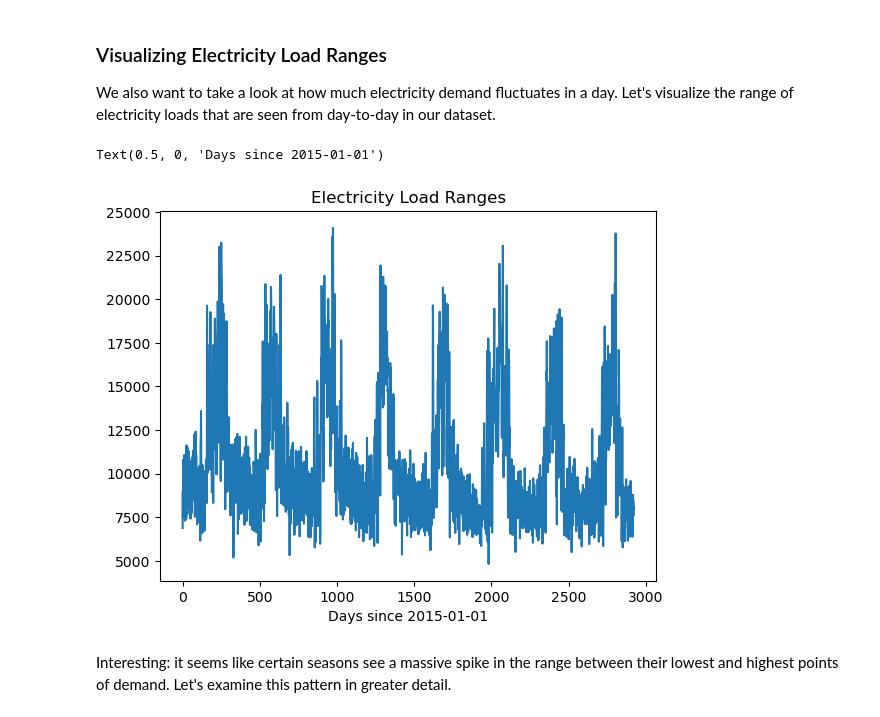
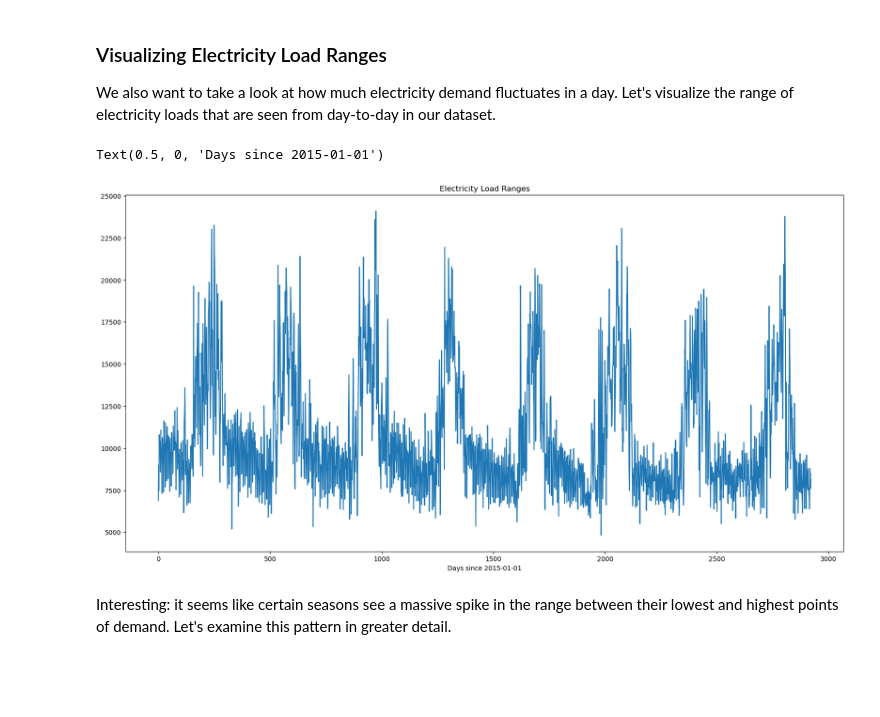
Before and after one commit to abosneaga/renewable_power, a Jupyter notebook: EDA/CAISO_EDA.ipynb, the cells around one changed output. Saved outputs shown, nothing was run; the diff lists cells and outputs as text; code cells hidden in the pictures; blank space fills up the shorter version.

```diff
--- a/EDA/CAISO_EDA.ipynb
+++ b/EDA/CAISO_EDA.ipynb
@@ -255,13 +255,13 @@ We also want to take a look at how much electricity demand fluctuates in a day.
 # %%
 maxes = data.groupby('days_transpired')['load_MW'].max()
 mins = data.groupby('days_transpired')['load_MW'].min()
-
+plt.figure(figsize=(20, 10))
 plt.plot(maxes.index, maxes - mins)
 plt.title("Electricity Load Ranges")
 plt.xlabel("Days since 2015-01-01")
 # %% [output]
 Text(0.5, 0, 'Days since 2015-01-01')
-[figure, old version]
+[figure, new version]
 # %% [markdown]
 Interesting: it seems like certain seasons see a massive spike in the range between their lowest and highest points of demand. Let's examine this pattern in greater detail.
 # %% [markdown]
```
Also changed, not shown: parts of 19 cells of this notebook.
